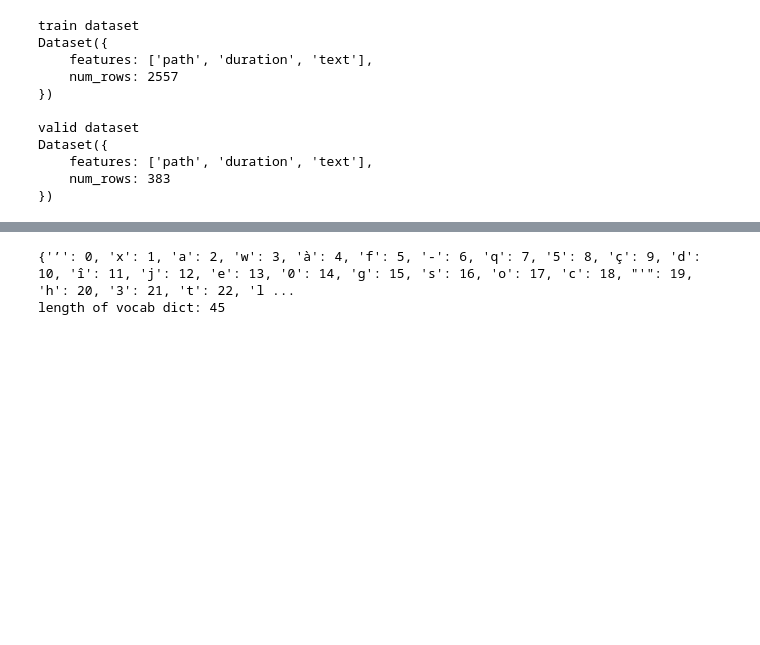
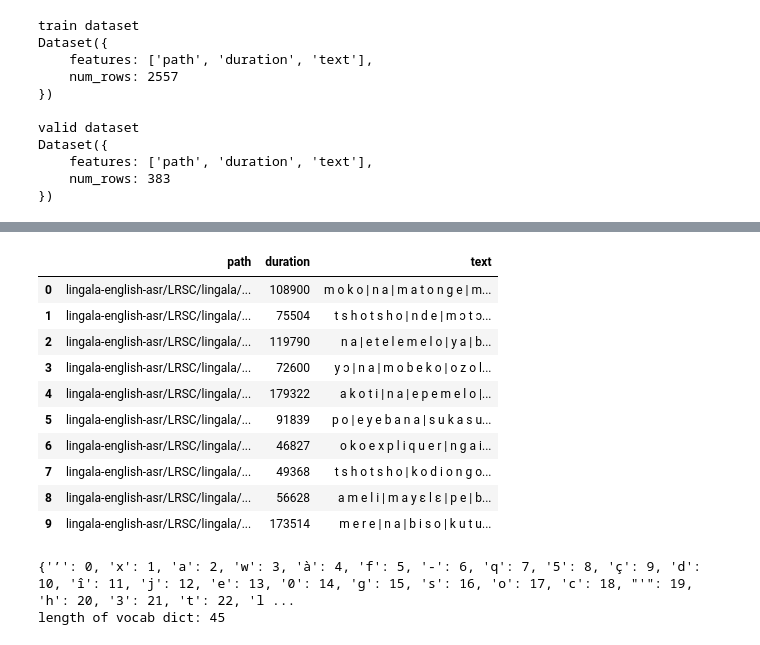
Before and after one commit to Moses05/CardiovascularDiseaseWebApp, a Jupyter notebook: lingala_english_asr.ipynb, the cells around one changed output, grey strips where cells are left out. Cells and saved outputs as stored; diff of their text form; code cells hidden in the pictures; blank space fills up the shorter version.

```diff
--- a/lingala_english_asr.ipynb
+++ b/lingala_english_asr.ipynb
@@ -146,3 +159,17 @@ show_random_elements(train_dataset)
+# %%
+show_random_samples(valid_dataset)
+# %% [output]
+|  | path | duration | text |
+| 0 | lingala-english-asr/LRSC/lingala/... | 108900 | m o k o | n a | m a t o n g e | m... |
+| 1 | lingala-english-asr/LRSC/lingala/... | 75504 | t s h o t s h o | n d e | m ɔ t ɔ... |
+| 2 | lingala-english-asr/LRSC/lingala/... | 119790 | n a | e t e l e m e l o | y a | b... |
+| 3 | lingala-english-asr/LRSC/lingala/... | 72600 | y ɔ | n a | m o b e k o | o z o l... |
+| 4 | lingala-english-asr/LRSC/lingala/... | 179322 | a k o t i | n a | e p e m e l o |... |
+| 5 | lingala-english-asr/LRSC/lingala/... | 91839 | p o | e y e b a n a | s u k a s u... |
+| 6 | lingala-english-asr/LRSC/lingala/... | 46827 | o k o e x p l i q u e r | n g a i... |
+| 7 | lingala-english-asr/LRSC/lingala/... | 49368 | t s h o t s h o | k o d i o n g o... |
+| 8 | lingala-english-asr/LRSC/lingala/... | 56628 | a m e l i | m a y ε l ε | p e | b... |
+| 9 | lingala-english-asr/LRSC/lingala/... | 173514 | m e r e | n a | b i s o | k u t u... |
 # %%
 vocab_dict = dict()
 
```
Also changed, not shown: parts of 43 cells of this notebook.
